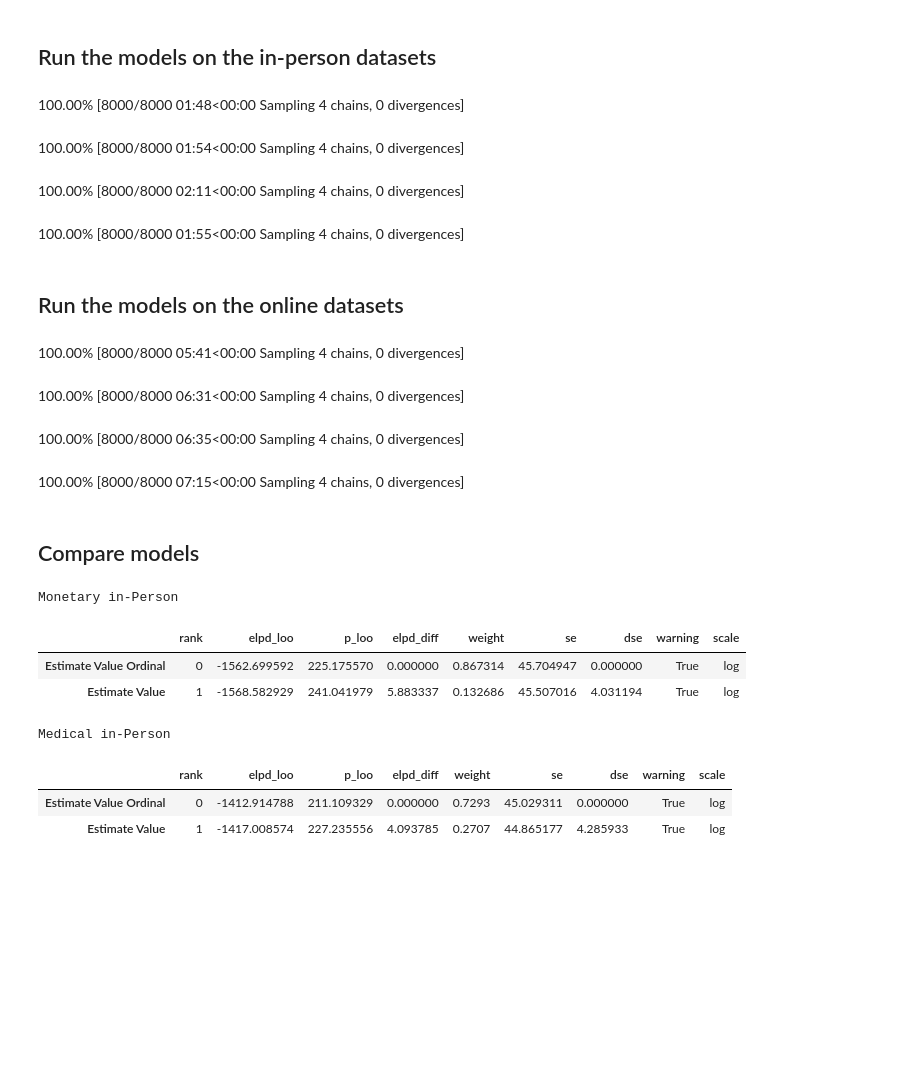
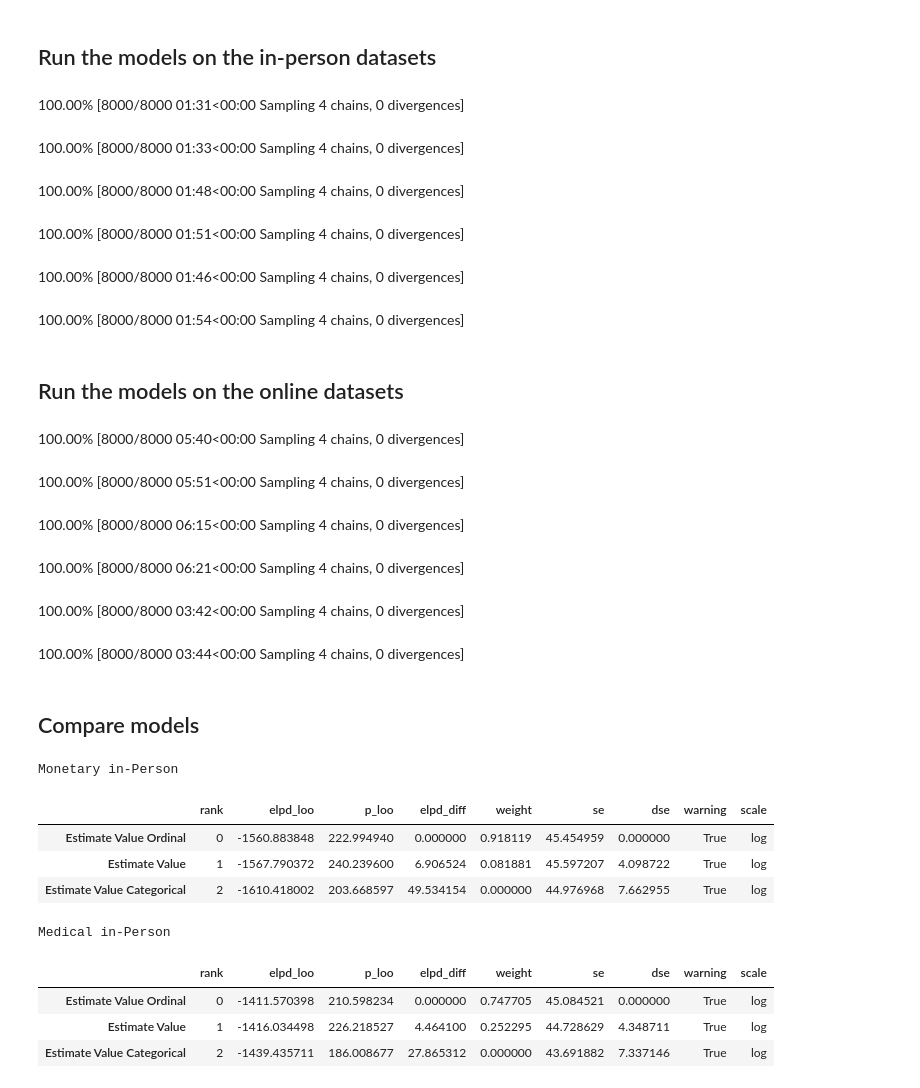
Before and after one commit to KoremNSN/QualMod, a Jupyter notebook: 3.1.MainAnalysis-ordinal.ipynb, the cells around one changed output. Cells and saved outputs as stored; diff of their text form; code cells hidden in the pictures; blank space fills up the shorter version.

Commit message:
added a full categorical model

```diff
--- a/3.1.MainAnalysis-ordinal.ipynb
+++ b/3.1.MainAnalysis-ordinal.ipynb
@@ -231,16 +306,21 @@ def estimate_value(df, n_subs, idx):
 # %% [markdown]
 ## Run the models on the in-person datasets
 # %%
+mon_estimated_cat = estimate_value_cat(db_mon, n_subs, sub_idx)
+med_estimated_cat = estimate_value_cat(db_med, n_subs_med, sub_idx_med)
+
 mon_estimated = estimate_value(db_mon, n_subs, sub_idx)
 med_estimated = estimate_value(db_med, n_subs_med, sub_idx_med)
 
 mon_estimated_ord = estimate_value_ord(db_mon, n_subs, sub_idx)
 med_estimated_ord = estimate_value_ord(db_med, n_subs_med, sub_idx_med)
 # %% [output]
-100.00% [8000/8000 01:48<00:00 Sampling 4 chains, 0 divergences]
+100.00% [8000/8000 01:31<00:00 Sampling 4 chains, 0 divergences]
-100.00% [8000/8000 01:54<00:00 Sampling 4 chains, 0 divergences]
+100.00% [8000/8000 01:33<00:00 Sampling 4 chains, 0 divergences]
-100.00% [8000/8000 02:11<00:00 Sampling 4 chains, 0 divergences]
+100.00% [8000/8000 01:48<00:00 Sampling 4 chains, 0 divergences]
-100.00% [8000/8000 01:55<00:00 Sampling 4 chains, 0 divergences]
+100.00% [8000/8000 01:51<00:00 Sampling 4 chains, 0 divergences]
+100.00% [8000/8000 01:46<00:00 Sampling 4 chains, 0 divergences]
+100.00% [8000/8000 01:54<00:00 Sampling 4 chains, 0 divergences]
 # %% [markdown]
 ## Run the models on the online datasets
 # %%
@@ -249,31 +329,39 @@ med_estimated_online = estimate_value(db_med_online, n_subs_med_online, sub_idx_
 
 mon_estimated_online_ord = estimate_value_ord(db_mon_online, n_subs_online, sub_idx_online)
 med_estimated_online_ord = estimate_value_ord(db_med_online, n_subs_med_online, sub_idx_med_online)
+
+mon_estimated_online_cat = estimate_value_cat(db_mon_online, n_subs_online, sub_idx_online)
+med_estimated_online_cat = estimate_value_cat(db_med_online, n_subs_med_online, sub_idx_med_online)
 # %% [output]
-100.00% [8000/8000 05:41<00:00 Sampling 4 chains, 0 divergences]
+100.00% [8000/8000 05:40<00:00 Sampling 4 chains, 0 divergences]
-100.00% [8000/8000 06:31<00:00 Sampling 4 chains, 0 divergences]
+100.00% [8000/8000 05:51<00:00 Sampling 4 chains, 0 divergences]
-100.00% [8000/8000 06:35<00:00 Sampling 4 chains, 0 divergences]
+100.00% [8000/8000 06:15<00:00 Sampling 4 chains, 0 divergences]
-100.00% [8000/8000 07:15<00:00 Sampling 4 chains, 0 divergences]
+100.00% [8000/8000 06:21<00:00 Sampling 4 chains, 0 divergences]
+100.00% [8000/8000 03:42<00:00 Sampling 4 chains, 0 divergences]
+100.00% [8000/8000 03:44<00:00 Sampling 4 chains, 0 divergences]
 # %% [markdown]
 ## Compare models
 # %%
 print('Monetary in-Person')
 compare_dict = {'Estimate Value':  mon_estimated,
-                'Estimate Value Ordinal': mon_estimated_ord
+                'Estimate Value Ordinal': mon_estimated_ord,
+                'Estimate Value Categorical': mon_estimated_cat
 
 }
 
 comp = az.compare(compare_dict)
 comp
 # %% [output]
 Monetary in-Person
 |  | rank | elpd_loo | p_loo | elpd_diff | weight | se | dse | warning | scale |
-| Estimate Value Ordinal | 0 | -1562.699592 | 225.175570 | 0.000000 | 0.867314 | 45.704947 | 0.000000 | True | log |
-| Estimate Value | 1 | -1568.582929 | 241.041979 | 5.883337 | 0.132686 | 45.507016 | 4.031194 | True | log |
+| Estimate Value Ordinal | 0 | -1560.883848 | 222.994940 | 0.000000 | 0.918119 | 45.454959 | 0.000000 | True | log |
+| Estimate Value | 1 | -1567.790372 | 240.239600 | 6.906524 | 0.081881 | 45.597207 | 4.098722 | True | log |
+| Estimate Value Categorical | 2 | -1610.418002 | 203.668597 | 49.534154 | 0.000000 | 44.976968 | 7.662955 | True | log |
 # %%
 print('Medical in-Person')
 compare_dict = {'Estimate Value':  med_estimated,
-                'Estimate Value Ordinal': med_estimated_ord
+                'Estimate Value Ordinal': med_estimated_ord,
+                'Estimate Value Categorical': med_estimated_cat,
 
 }
 
@@ -282,8 +370,9 @@ comp
 # %% [output]
 Medical in-Person
 |  | rank | elpd_loo | p_loo | elpd_diff | weight | se | dse | warning | scale |
-| Estimate Value Ordinal | 0 | -1412.914788 | 211.109329 | 0.000000 | 0.7293 | 45.029311 | 0.000000 | True | log |
-| Estimate Value | 1 | -1417.008574 | 227.235556 | 4.093785 | 0.2707 | 44.865177 | 4.285933 | True | log |
+| Estimate Value Ordinal | 0 | -1411.570398 | 210.598234 | 0.000000 | 0.747705 | 45.084521 | 0.000000 | True | log |
+| Estimate Value | 1 | -1416.034498 | 226.218527 | 4.464100 | 0.252295 | 44.728629 | 4.348711 | True | log |
+| Estimate Value Categorical | 2 | -1439.435711 | 186.008677 | 27.865312 | 0.000000 | 43.691882 | 7.337146 | True | log |
 # %%
 print('Monetary on-line')
 compare_dict = {'Estimate Value':  mon_estimated_online,
```
Also changed, not shown: parts of 20 cells of this notebook.
